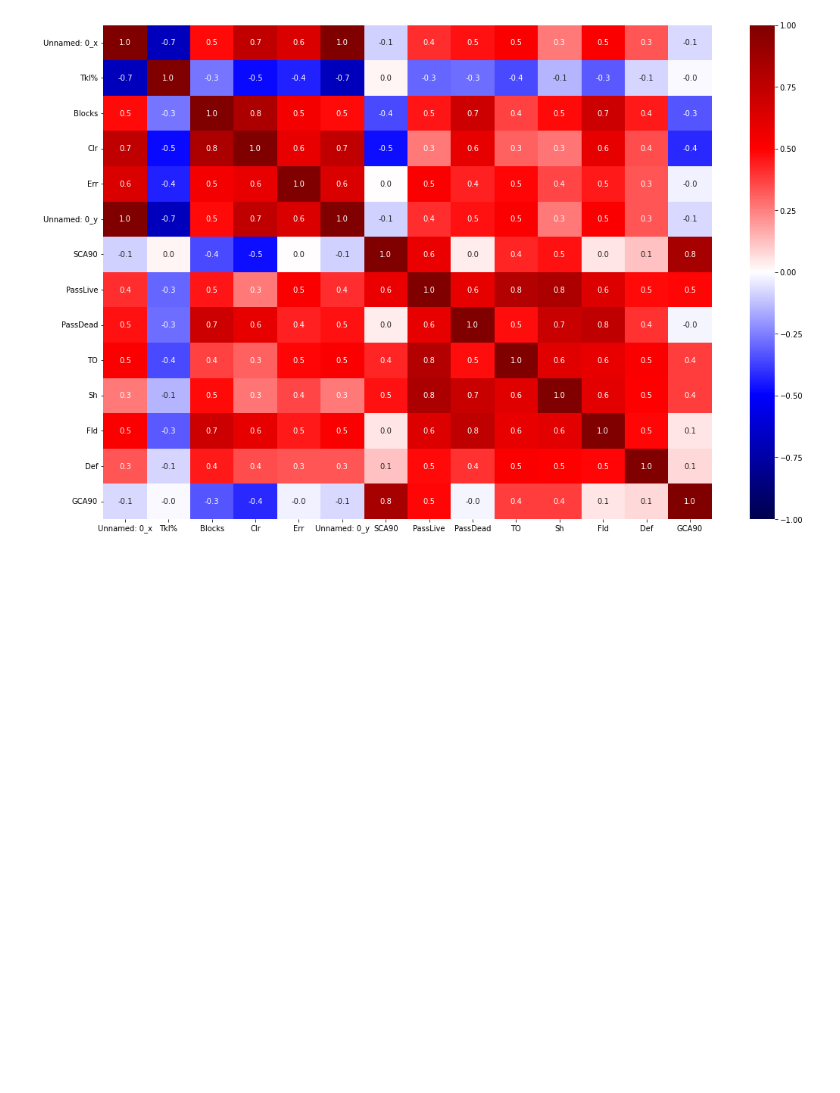
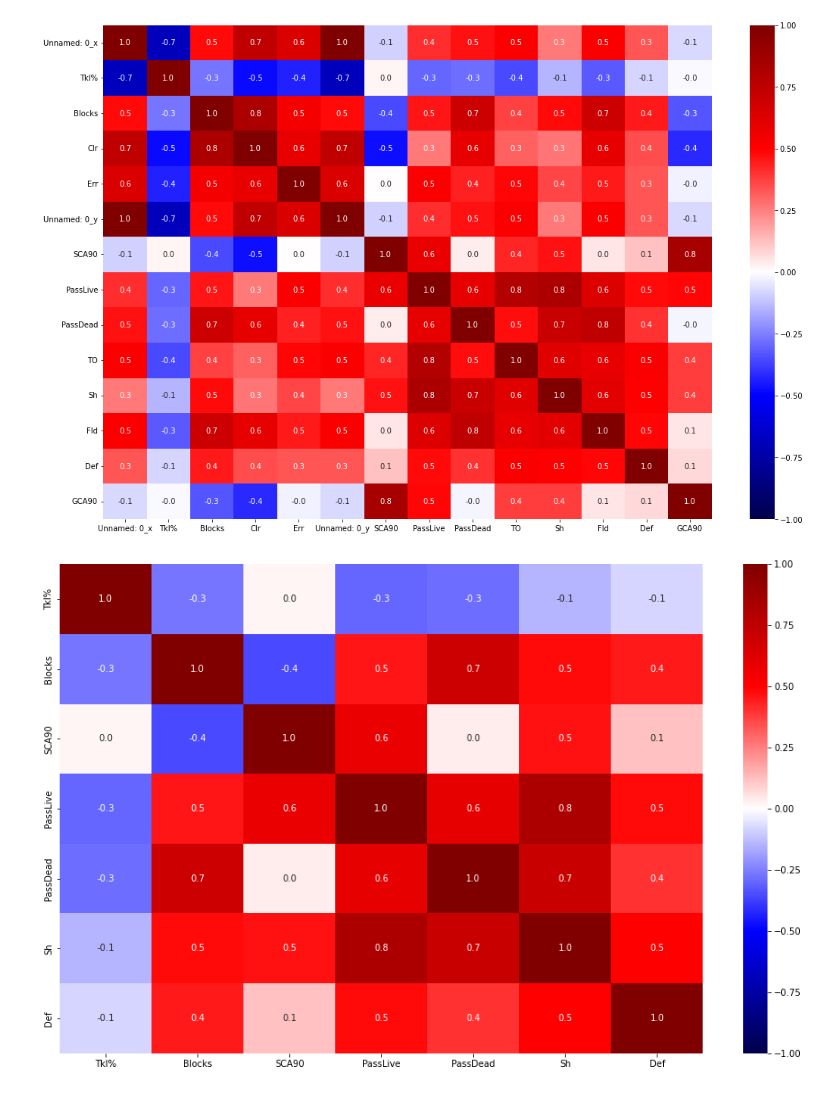
Before and after one commit to umutarsln/lineer-regression, a Jupyter notebook: umutarslan/predictions/merge_tables.ipynb, the cells around one changed output. Cells and saved outputs as stored; diff of their text form; code cells hidden in the pictures; blank space fills up the shorter version.

```diff
--- a/umutarslan/predictions/merge_tables.ipynb
+++ b/umutarslan/predictions/merge_tables.ipynb
@@ -16,4 +16,4 @@ merge_columns = ["Squad","Season"]
 # %% [markdown]
 ### Merge tables
 # %%
-merged_df = df_defensive.merge(df_goal_shot, on=merge_columns, how='inner')
+merged_df_1 = df_defensive.merge(df_goal_shot, on=merge_columns, how='inner')
@@ -39,2 +39,10 @@ sns.heatmap(merged_df.corr(), cmap="seismic", annot=True, vmin=-1, vmax=1, fmt='
 # %% [output]
 [figure]
+# %%
+df1_drops = ["Unnamed: 0_x","Unnamed: 0_y","Err","Clr","GCA90","TO","Fld"]
+merged_df_1.drop(columns=df1_drops,axis=1,inplace=True)
+# %%
+plt.figure(figsize=[16,10])
+sns.heatmap(merged_df_1.corr(), cmap="seismic", annot=True, vmin=-1, vmax=1, fmt='.1f');
+# %% [output]
+[figure, added]
```
Also changed, not shown: parts of 40 cells of this notebook, 1 other file.
